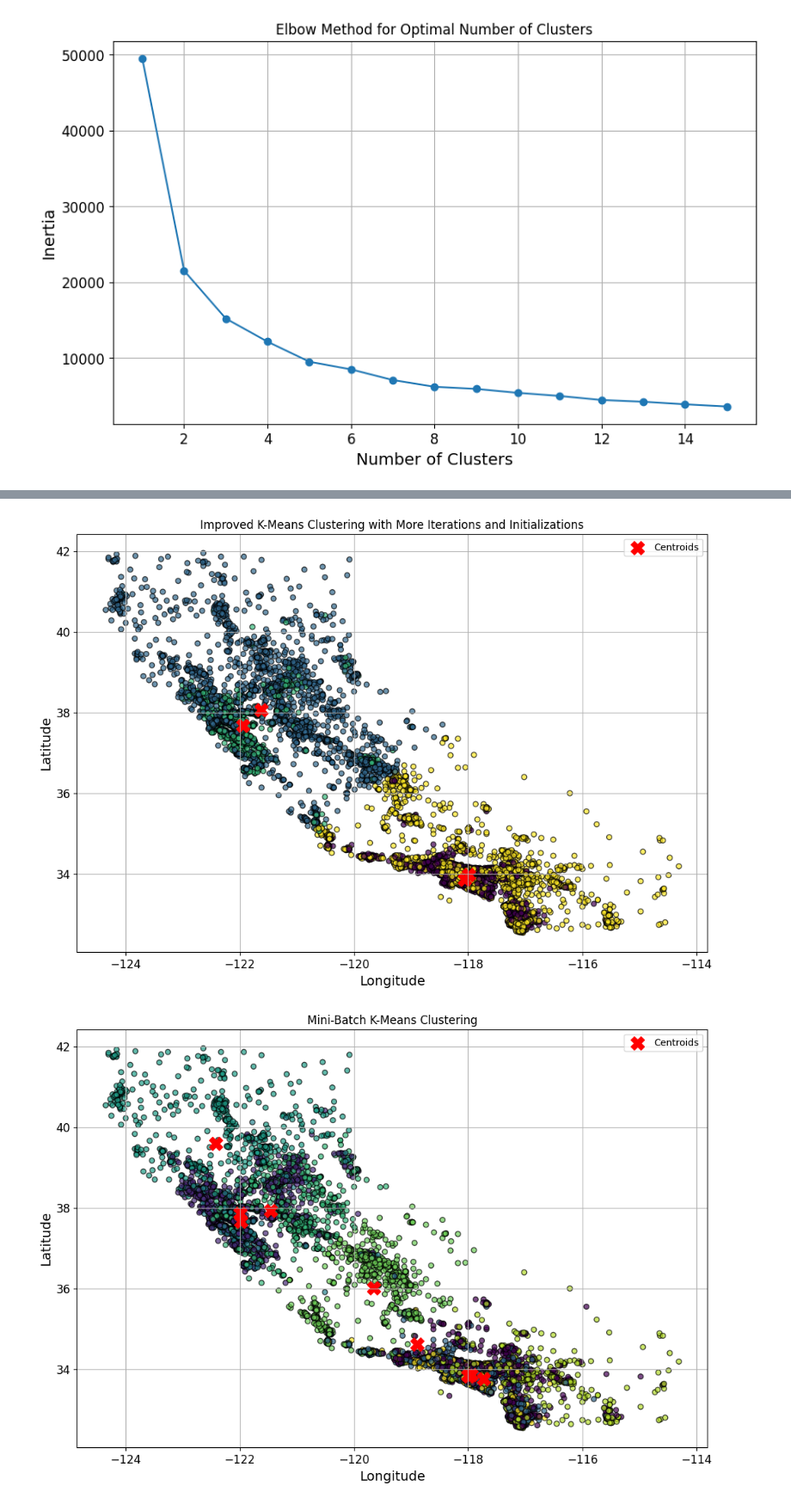
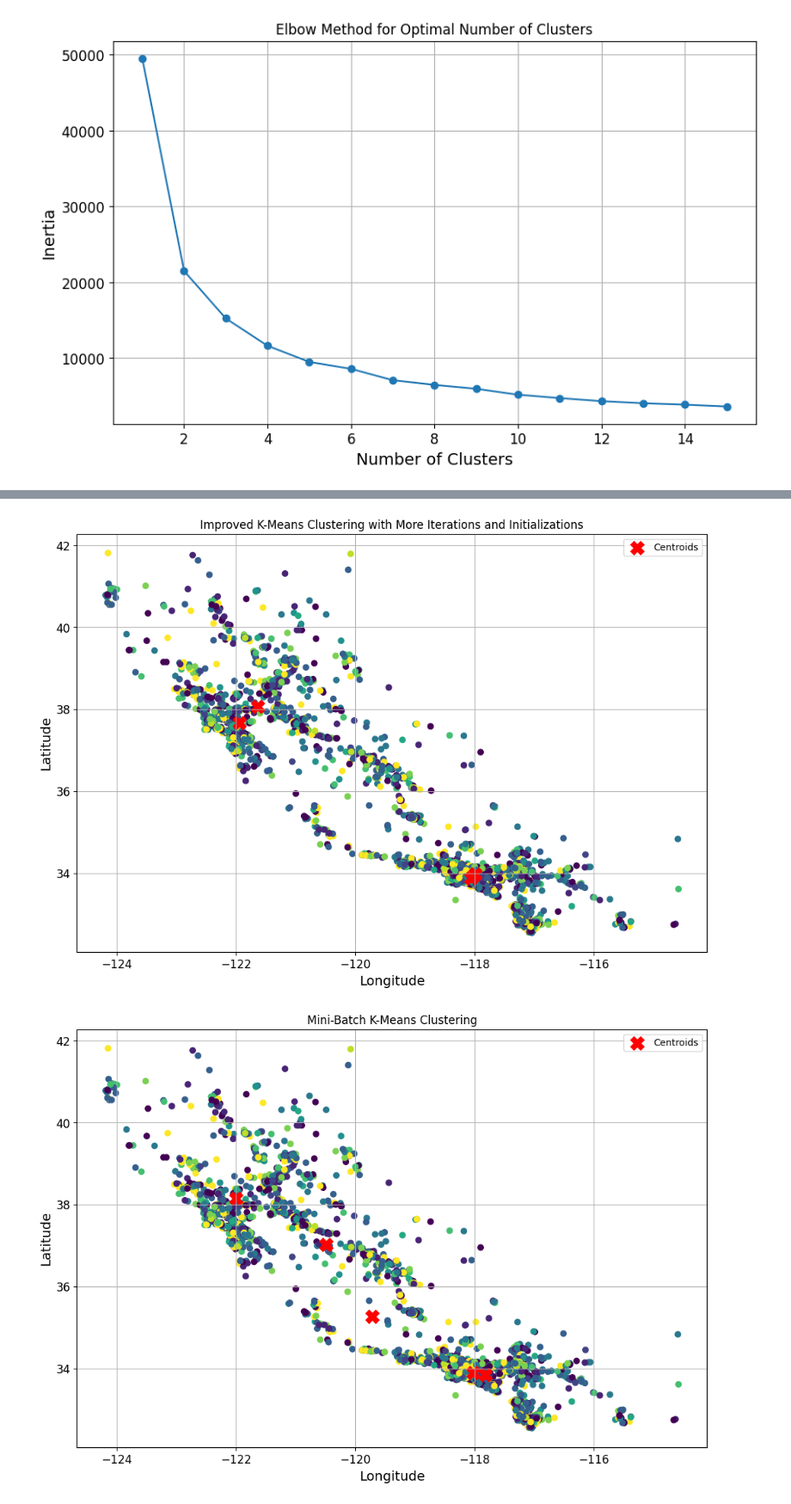
Before and after one commit to Justine-IA/IAI600Lab, a Jupyter notebook: Lab_6/main.ipynb, the cells around one changed output, grey strips where cells are left out. Shown at 86% size. Drawn from its saved outputs; the diff is of its cells as text; code cells hidden in the pictures.

```diff
--- a/Lab_6/main.ipynb
+++ b/Lab_6/main.ipynb
@@ -144,0 +126,3 @@ X_test
+# %%
+X_train = train_set[["longitude", "latitude", "median_income"]].copy()
+X_test = test_set[["longitude", "latitude", "median_income"]].copy()
@@ -186,7 +186,7 @@ import numpy as np
 from sklearn.cluster import KMeans
 
 # Range of cluster numbers to evaluate
-cluster_range = range(2, 20)
+cluster_range = range(2, 15)
 silhouette_scores = []
 
 # Calculate silhouette score for each number of clusters
@@ -234,7 +234,7 @@ import matplotlib.pyplot as plt
 import numpy as np
 from sklearn.cluster import KMeans
 
-optimal_clusters = 10
+optimal_clusters = 4
 kmeans_optimal = KMeans(n_clusters=optimal_clusters, random_state=42)
 kmeans_optimal.fit(X_train_scaled)
 cluster_labels_optimal = kmeans_optimal.predict(X_train_scaled)
@@ -316,7 +371,7 @@ plt.show()
 # %% [output]
 [figure]
 # %%
-kmeans = KMeans(n_clusters=4, random_state=42)
+kmeans = KMeans(n_clusters=5, random_state=42)
 kmeans.fit(X_train_scaled)
 cluster_labels = kmeans.predict(X_train_scaled)
 
@@ -326,7 +381,7 @@ import matplotlib.pyplot as plt
 centroids_original = scaler.inverse_transform(kmeans.cluster_centers_)
 
 plt.figure(figsize=(12, 8))
-plt.scatter(X_test["longitude"], X_test["latitude"], c=test_cluster_labels, cmap='viridis', s=30, alpha=0.7, edgecolor='k')
+plt.scatter(X_test["longitude"], X_test["latitude"], c=labels[:len(X_test)], cmap='viridis')
 plt.scatter(centroids_original[:, 0], centroids_original[:, 1], c='red', marker='X', s=200, label='Centroids')
 plt.title('K-Means Clustering on California Housing Data (Longitude vs Latitude)')
 plt.xlabel('Longitude')
@@ -357,7 +412,7 @@ centroids_original = scaler.inverse_transform(kmeans.cluster_centers_)
 
 # Optional: Plot the clusters
 plt.figure(figsize=(12, 8))
-plt.scatter(X_test["longitude"], X_test["latitude"], c=cluster_labels, cmap='viridis', s=30, alpha=0.7, edgecolor='k')
+plt.scatter(X_test["longitude"], X_test["latitude"], c=labels[:len(X_test)], cmap='viridis')
 plt.scatter(centroids_original[:, 0], centroids_original[:, 1], c='red', marker='X', s=200, label='Centroids')
 plt.title('Improved K-Means Clustering with More Iterations and Initializations')
 plt.xlabel('Longitude')
@@ -366,39 +421,38 @@ plt.legend()
 plt.grid()
 plt.show()
 # %% [output]
-[figure, old version]
+[figure, new version]
 # %%
 from sklearn.cluster import MiniBatchKMeans
 
 # Initialize Mini-Batch K-Means with the same number of clusters and parameters
 minibatch_kmeans = MiniBatchKMeans(
-    n_clusters=10,         # Number of clusters
+    n_clusters=5,         # Number of clusters
     max_iter=5000,         # Maximum number of iterations
     batch_size=100,       # Size of the mini-batches
     n_init=20,            # Number of initializations
-    random_state=42       # Ensure reproducibility
 )
 
 # Fit the Mini-Batch K-Means model
 minibatch_kmeans.fit(X_train_scaled)
 
 # Predict the cluster labels
 minibatch_cluster_labels = minibatch_kmeans.predict(X_train_scaled)
 centroids_original = scaler.inverse_transform(minibatch_kmeans.cluster_centers_)
 
 
 # Plot the clusters
 plt.figure(figsize=(12, 8))
-plt.scatter(X_test["longitude"], X_test["latitude"], c=minibatch_cluster_labels, cmap='viridis', s=30, alpha=0.7, edgecolor='k')
+plt.scatter(X_test["longitude"], X_test["latitude"], c=labels[:len(X_test)], cmap='viridis')
 plt.scatter(centroids_original[:, 0], centroids_original[:, 1], c='red', marker='X', s=200, label='Centroids')
 plt.title('Mini-Batch K-Means Clustering')
 plt.xlabel('Longitude')
 plt.ylabel('Latitude')
 plt.legend()
 plt.grid()
 plt.show()
 # %% [output]
-[figure, old version]
+[figure, new version]
 # %%
 print(f'Inertia for Standard K-Means: {kmeans.inertia_:.2f}')
 
```
Also changed, not shown: parts of 17 cells of this notebook.
